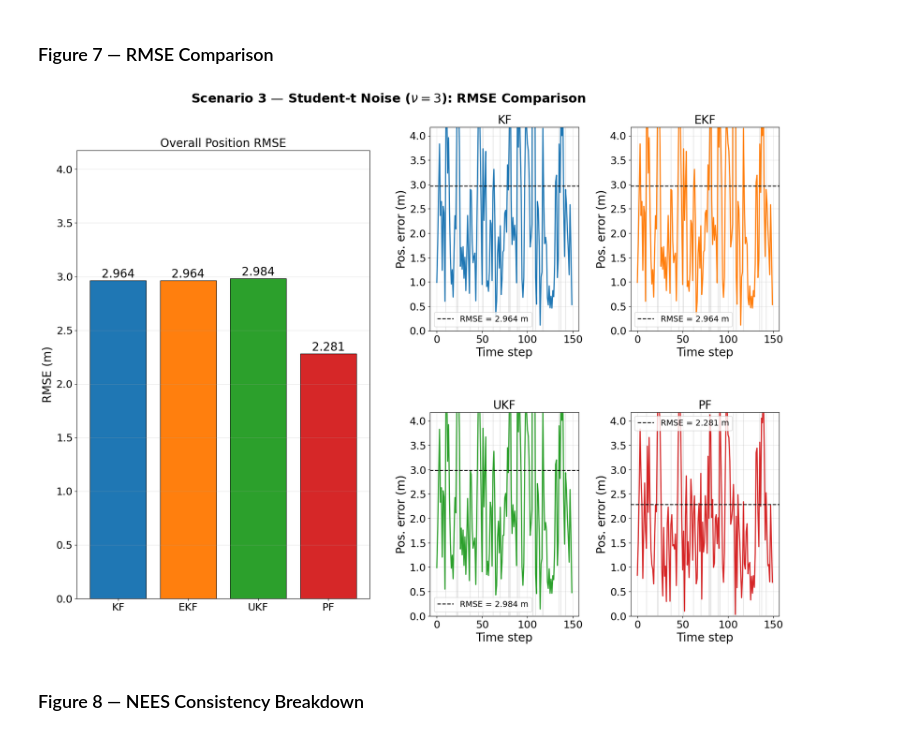
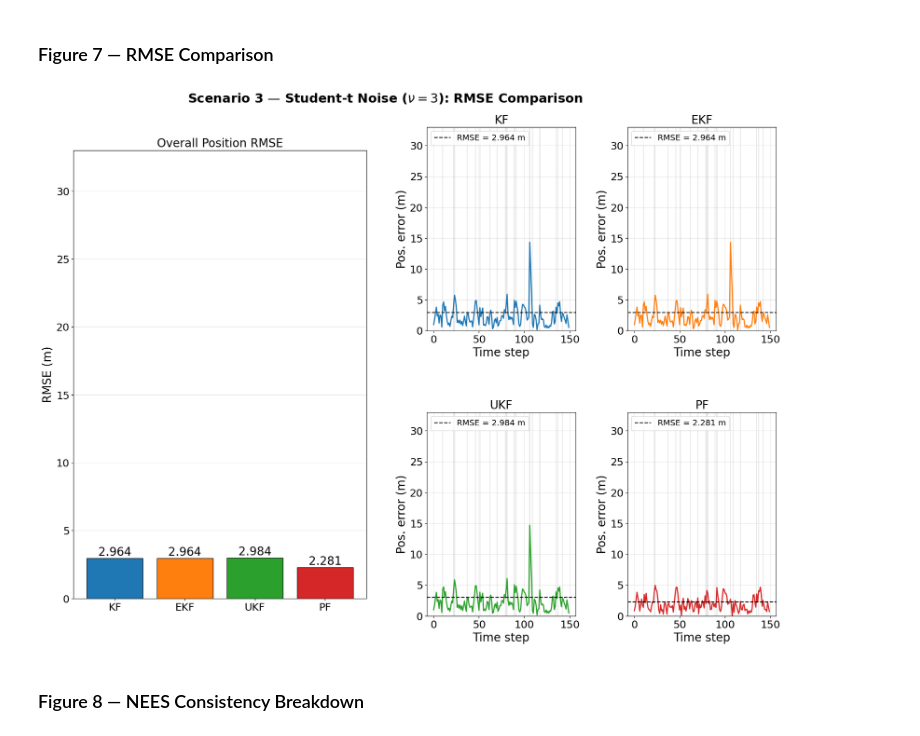
Before and after one commit to Moyin3/Dissertation, a Jupyter notebook: comparative_analysis.ipynb, the cells around one changed output. Saved outputs shown, nothing was run; the diff lists cells and outputs as text; code cells hidden in the pictures.

```diff
--- a/comparative_analysis.ipynb
+++ b/comparative_analysis.ipynb
@@ -44,7 +44,8 @@ plt.rcParams.update({
 COLORS  = {'KF':'#1f77b4', 'EKF':'#ff7f0e', 'UKF':'#2ca02c', 'PF':'#d62728'}
 LSTYLE  = {'KF':'-',       'EKF':'--',       'UKF':'-.',       'PF':':'}
 FILTERS = ['KF','EKF','UKF','PF']
-N_PF    = 2000   # particles
+N_PF          = 2000   # particles
+RMSE_S3S4_YLIM = 33.0  # shared y-axis for S3 and S4 RMSE figures
 
 def legend_handles(extra=None):
     h = [Line2D([0],[0], color=COLORS[f], ls=LSTYLE[f], lw=2.5, label=f)
@@ -767,35 +768,35 @@ fig = plt.figure(figsize=(20, 14))
 # Left column: bar chart
 ax_bar = fig.add_subplot(1, 2, 1)
 bars = ax_bar.bar(FILTERS, [overall3[f] for f in FILTERS],
                   color=[COLORS[f] for f in FILTERS], edgecolor='k', lw=0.9)
 for bar, f in zip(bars, FILTERS):
     ax_bar.text(bar.get_x()+bar.get_width()/2, bar.get_height()+0.005,
                 f'{overall3[f]:.3f}', ha='center', va='bottom', fontsize=FS)
 ax_bar.set_ylabel('RMSE (m)'); ax_bar.set_title('Overall Position RMSE')
 ax_bar.grid(True, axis='y', alpha=0.3)
-rmse_ylim = max(overall3.values()) * 1.4
+rmse_ylim = RMSE_S3S4_YLIM
 ax_bar.set_ylim(0, rmse_ylim)
 
 # Right: 2×2 per-filter position error with outlier shading
 gs_right = fig.add_gridspec(2, 2, left=0.55, right=0.97, top=0.92, bottom=0.08,
                               hspace=0.40, wspace=0.35)
 for idx, f in enumerate(FILTERS):
     ax = fig.add_subplot(gs_right[idx//2, idx%2])
     err = pos_err_ts(est3[f], true_states_3)
     rmse_f = np.sqrt(np.mean(err**2))
     for k in outlier_steps:
         ax.axvspan(k-0.5, k+0.5, color='grey', alpha=0.18, lw=0)
     ax.plot(t3, err, color=COLORS[f], lw=2.0)
     ax.axhline(rmse_f, color='k', ls='--', lw=1.6, label=f'RMSE = {rmse_f:.3f} m')
     ax.set_title(f); ax.set_xlabel('Time step'); ax.set_ylabel('Pos. error (m)')
     ax.legend(fontsize=FS_LEG-2); ax.grid(True, alpha=0.3)
     ax.set_ylim(0, rmse_ylim)
 
 fig.suptitle(f'Scenario 3 — Student-t Noise ($\\nu={NU}$): RMSE Comparison',
              fontweight='bold')
 plt.savefig('figures/s3_rmse.png'); plt.show()
 # %% [output]
-[figure, old version]
+[figure, new version]
 # %% [markdown]
 ### Figure 8 — NEES Consistency Breakdown
 # %%
```
Also changed, not shown: parts of 1 cell of this notebook, 2 other files.
